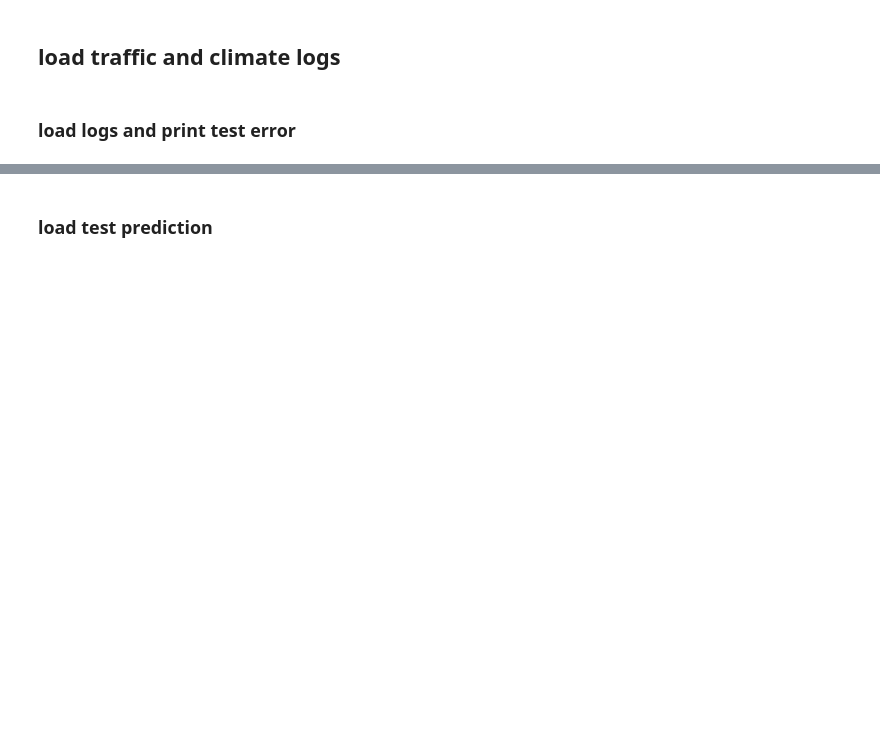
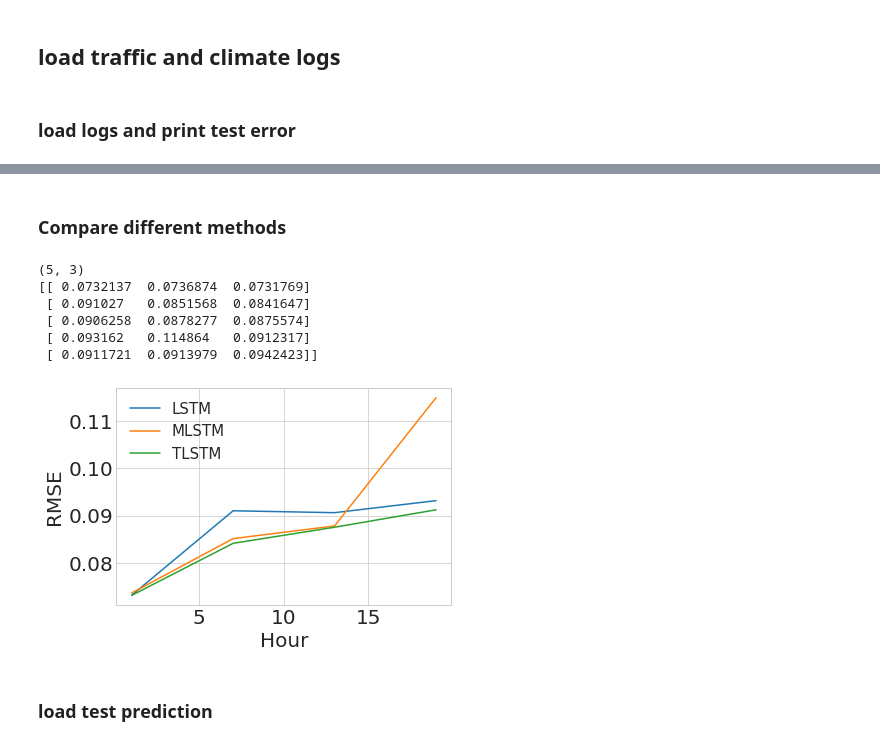
Before and after one commit to yuqirose/TensorRNN, a Jupyter notebook: experiments/notebook/py3_load_rslts.ipynb, the cells around one changed output, grey strips where cells are left out. Saved outputs shown, nothing was run; the diff lists cells and outputs as text; code cells hidden in the pictures; blank space fills up the shorter version.

```diff
--- a/experiments/notebook/py3_load_rslts.ipynb
+++ b/experiments/notebook/py3_load_rslts.ipynb
@@ -85,3 +85,42 @@ train error: 0.100657 test err: 0.104524
+# %% [markdown]
+### Compare different methods
+# %%
+%matplotlib inline
+import matplotlib.pyplot as plt
+import matplotlib as mpl
+import seaborn as sns
+import matplotlib.pyplot as plt
+from mpl_toolkits.mplot3d import Axes3D
+
+params = {
+   'axes.labelsize': 20,
+   'font.size': 12,
+   'legend.fontsize': 15,
+   'xtick.labelsize': 20,
+   'ytick.labelsize': 20,
+   'text.usetex': False,
+   }
+mpl.rcParams.update(params)
+sns.set_style("whitegrid")
+sns.despine()
+print(errs.shape)
+
+print(errs)
+xs = np.array([ts for ts in ts_list])
+plt.plot(xs[:-1], errs[:-1,:])
+plt.legend(['LSTM','MLSTM','TLSTM'])
+plt.xlabel('Hour')
+plt.ylabel('RMSE')
+
+np.save('./traffic_model_step.npy',errs)
+# %% [output]
+(5, 3)
+[[ 0.0732137  0.0736874  0.0731769]
+ [ 0.091027   0.0851568  0.0841647]
+ [ 0.0906258  0.0878277  0.0875574]
+ [ 0.093162   0.114864   0.0912317]
+ [ 0.0911721  0.0913979  0.0942423]]
+[figure, added]
 # %% [markdown]
 ### load test prediction
 # %%
```
Also changed, not shown: parts of 3 cells of this notebook, 5 other files.
